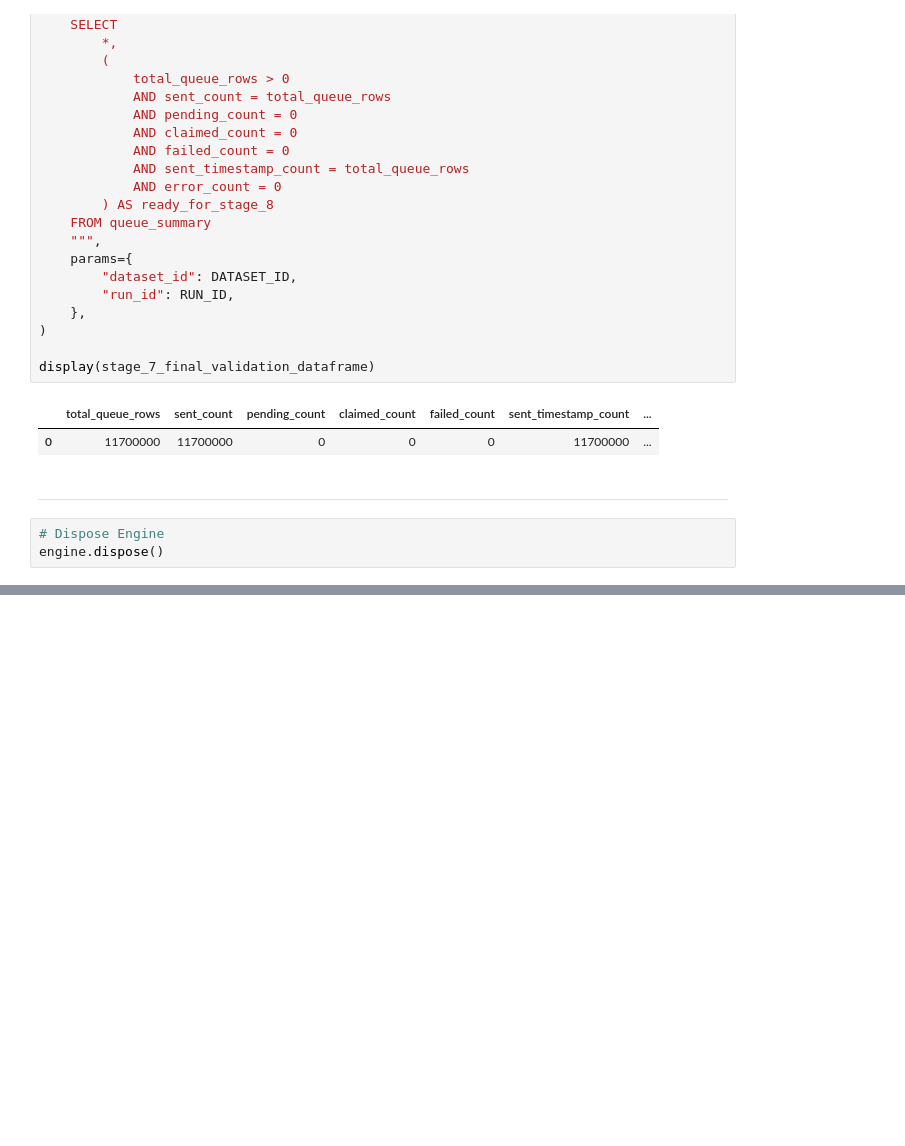
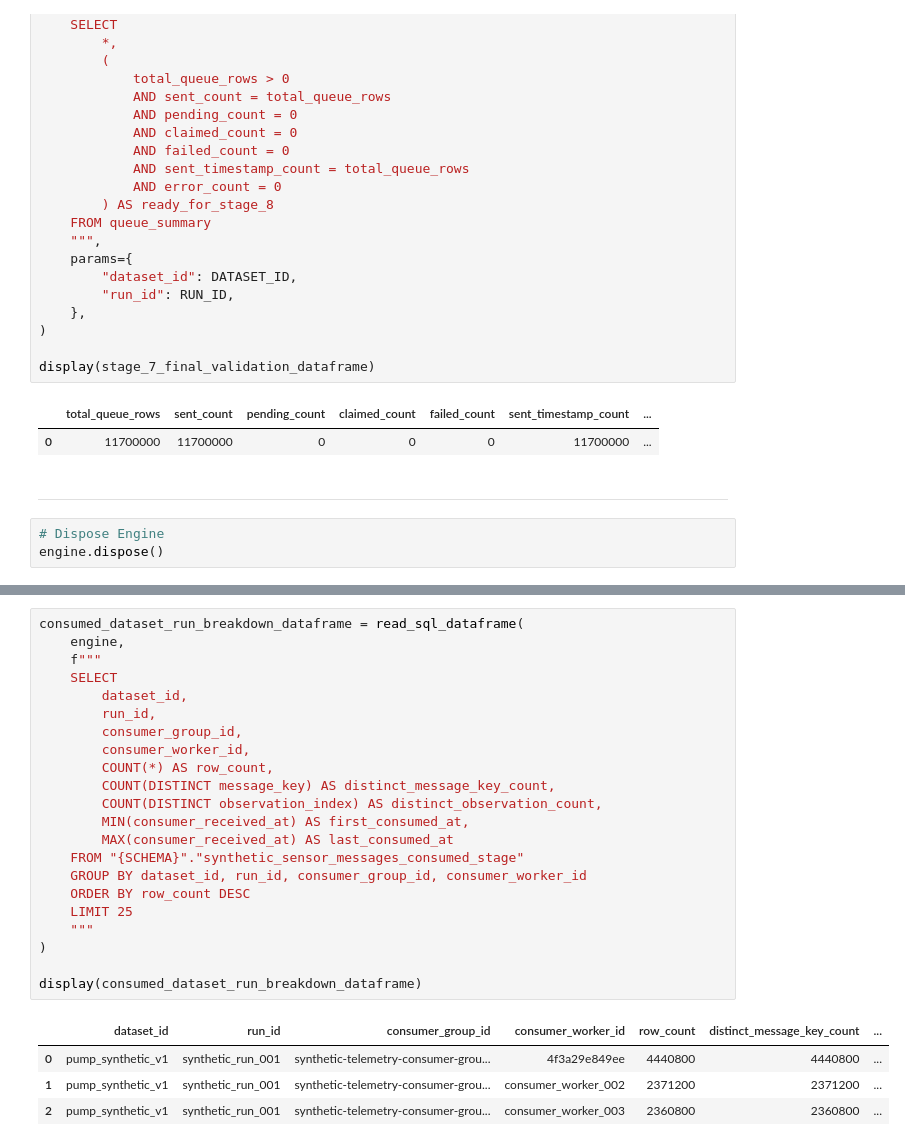
Before and after one commit to DCook-WGU/dcook-wgu-capstone-unified-predictive-maintenance-pipeline, a Jupyter notebook: notebooks/synthetic/synthetic_07_kafka_producer_adapter.ipynb, the cells around one changed output, grey strips where cells are left out. Cells and saved outputs as stored; diff of their text form; blank space fills up the shorter version.

Commit message:
updates to stage 8

```diff
--- a/notebooks/synthetic/synthetic_07_kafka_producer_adapter.ipynb
+++ b/notebooks/synthetic/synthetic_07_kafka_producer_adapter.ipynb
@@ -377,0 +423,27 @@ engine.dispose()
+# %%
+consumed_dataset_run_breakdown_dataframe = read_sql_dataframe(
+    engine,
+    f"""
+    SELECT
+        dataset_id,
+        run_id,
+        consumer_group_id,
+        consumer_worker_id,
+        COUNT(*) AS row_count,
+        COUNT(DISTINCT message_key) AS distinct_message_key_count,
+        COUNT(DISTINCT observation_index) AS distinct_observation_count,
+        MIN(consumer_received_at) AS first_consumed_at,
+        MAX(consumer_received_at) AS last_consumed_at
+    FROM "{SCHEMA}"."synthetic_sensor_messages_consumed_stage"
+    GROUP BY dataset_id, run_id, consumer_group_id, consumer_worker_id
+    ORDER BY row_count DESC
+    LIMIT 25
+    """
+)
+
+display(consumed_dataset_run_breakdown_dataframe)
+# %% [output]
+|  | dataset_id | run_id | consumer_group_id | consumer_worker_id | row_count | distinct_message_key_count | ... |
+| 0 | pump_synthetic_v1 | synthetic_run_001 | synthetic-telemetry-consumer-grou... | 4f3a29e849ee | 4440800 | 4440800 | ... |
+| 1 | pump_synthetic_v1 | synthetic_run_001 | synthetic-telemetry-consumer-grou... | consumer_worker_002 | 2371200 | 2371200 | ... |
+| 2 | pump_synthetic_v1 | synthetic_run_001 | synthetic-telemetry-consumer-grou... | consumer_worker_003 | 2360800 | 2360800 | ... |
```
Also changed, not shown: parts of 4 cells of this notebook, 3 other files.
